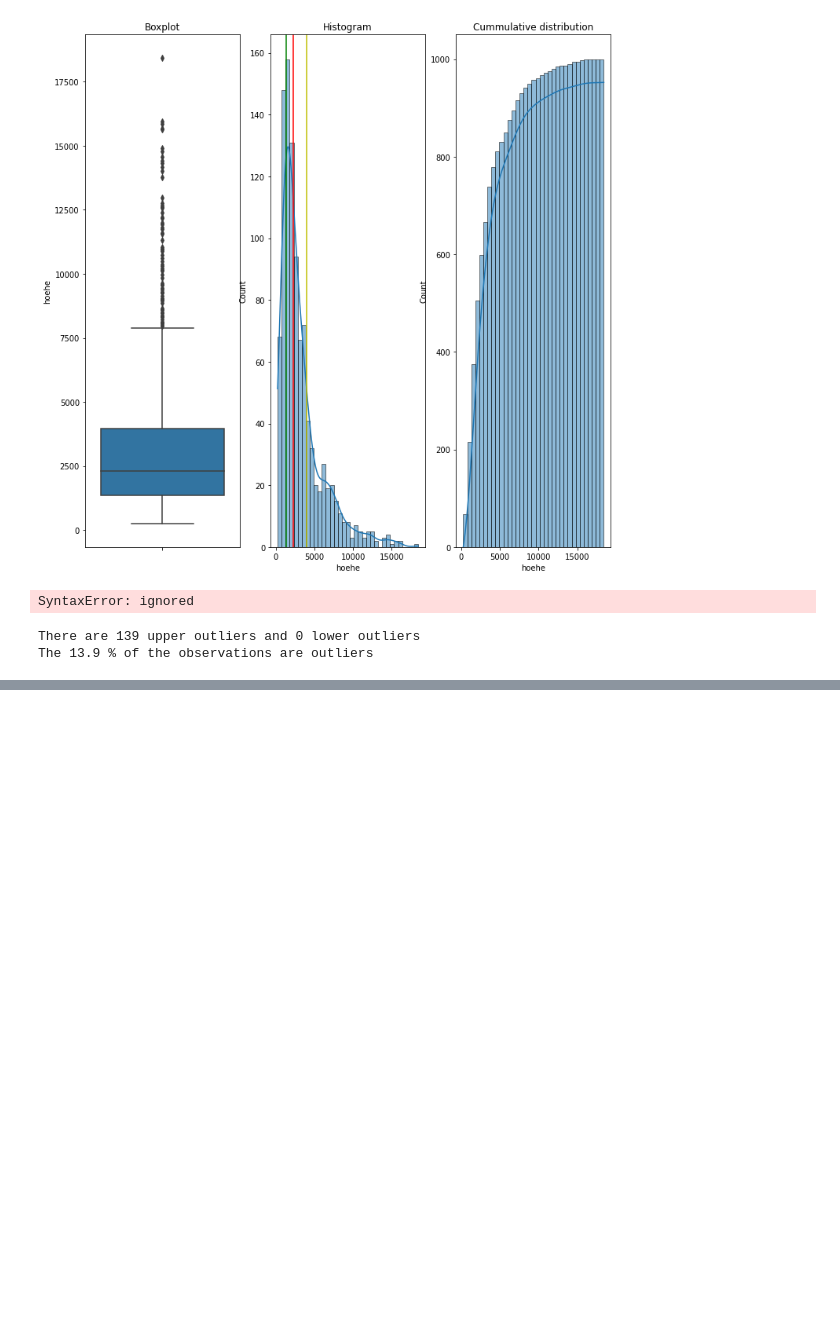
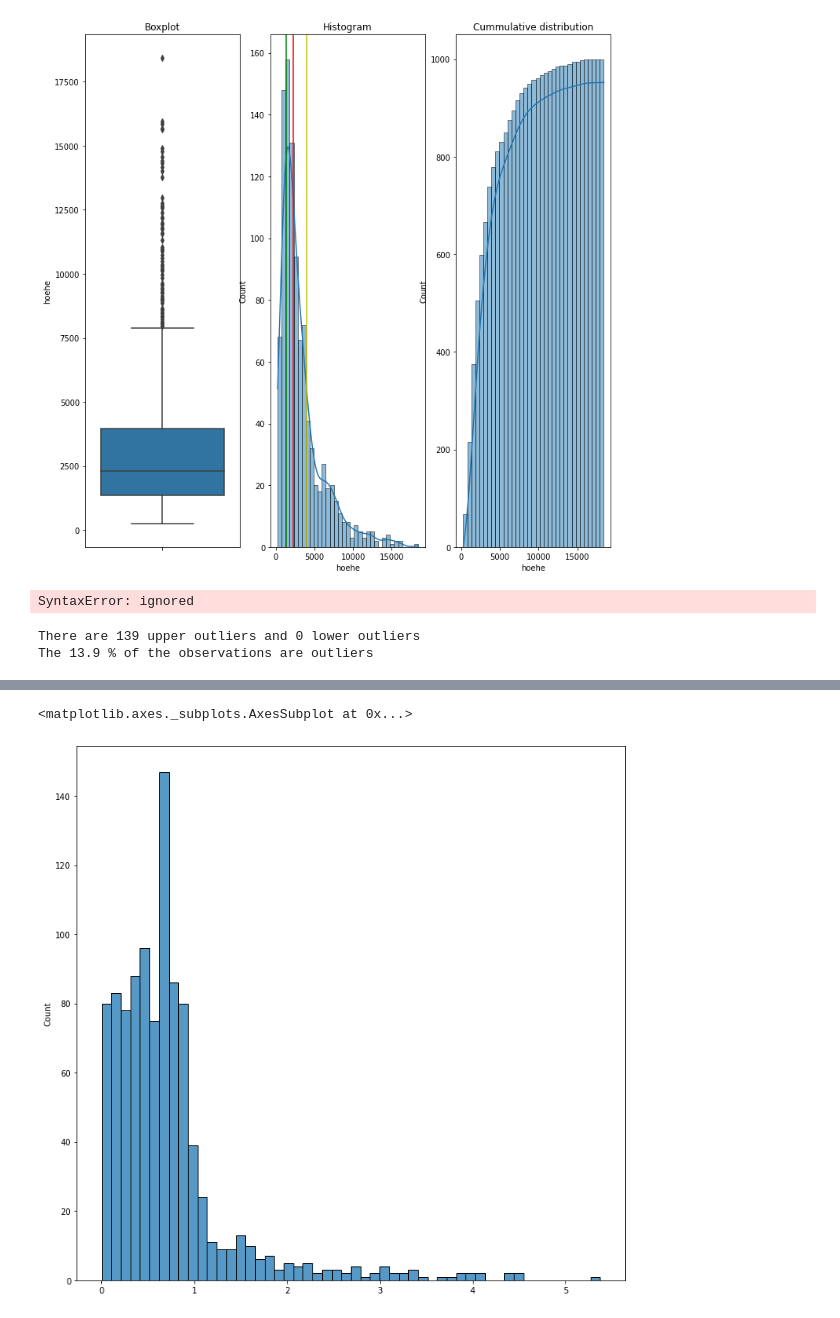
Before and after one commit to raulbenitez/OUTLIER_DETECTION, a Jupyter notebook: outlier_detection_methods.ipynb, the cells around one changed output, grey strips where cells are left out. Saved outputs shown, nothing was run; the diff lists cells and outputs as text; code cells hidden in the pictures; blank space fills up the shorter version.

```diff
--- a/outlier_detection_methods.ipynb
+++ b/outlier_detection_methods.ipynb
@@ -136,0 +139,7 @@ The 13.9 % of the observations are outliers
+# %%
+from scipy import stats
+import numpy as np
+
+z = np.abs(stats.zscore(df['hoehe']))
+print(np.where(z > 3))
+print(np.where(z < 3))
@@ -136,0 +164,6 @@ The 13.9 % of the observations are outliers
+# %%
+fig = plt.figure(figsize=(12,12))
+sns.histplot(z)
+# %% [output]
+<matplotlib.axes._subplots.AxesSubplot at 0x...>
+[figure, added]
```
Also changed, not shown: parts of 3 cells of this notebook.
